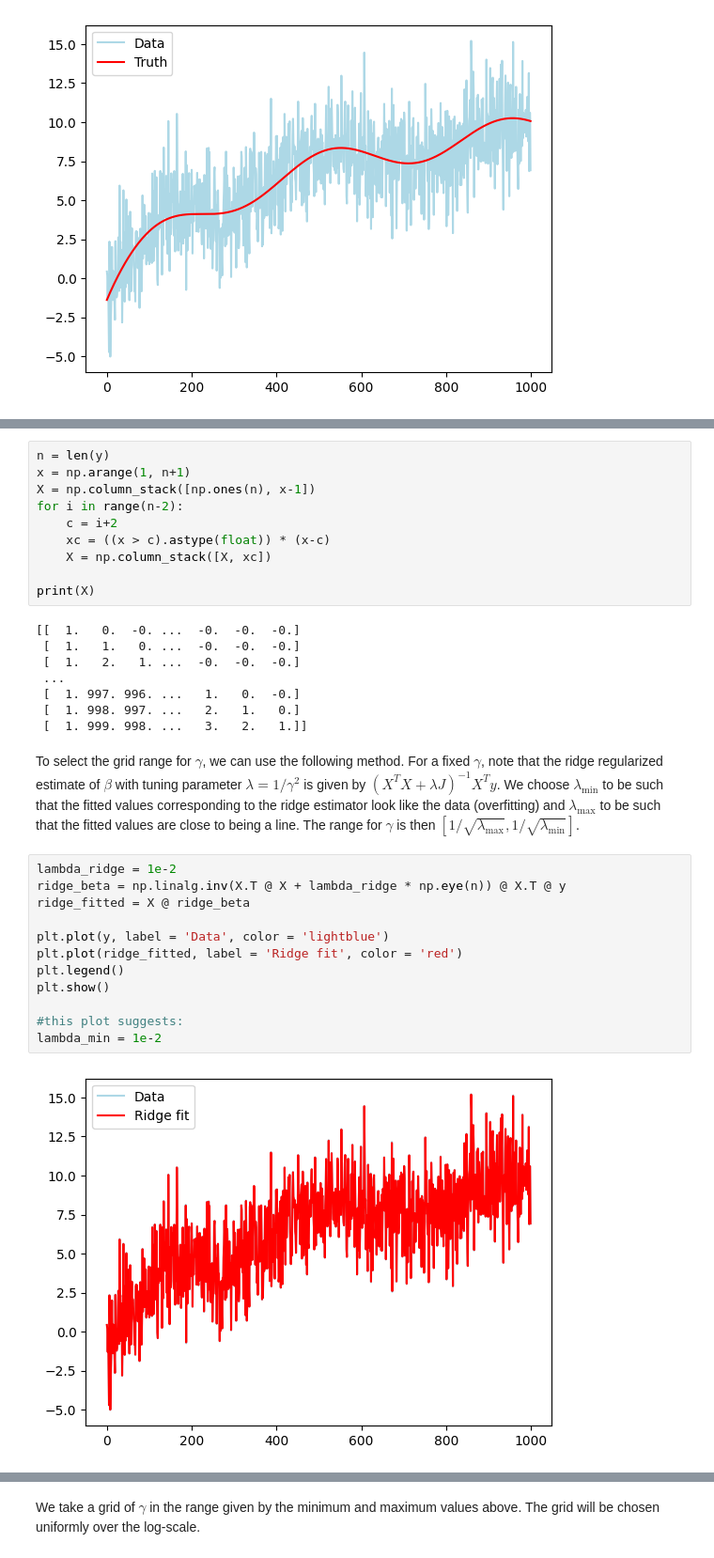
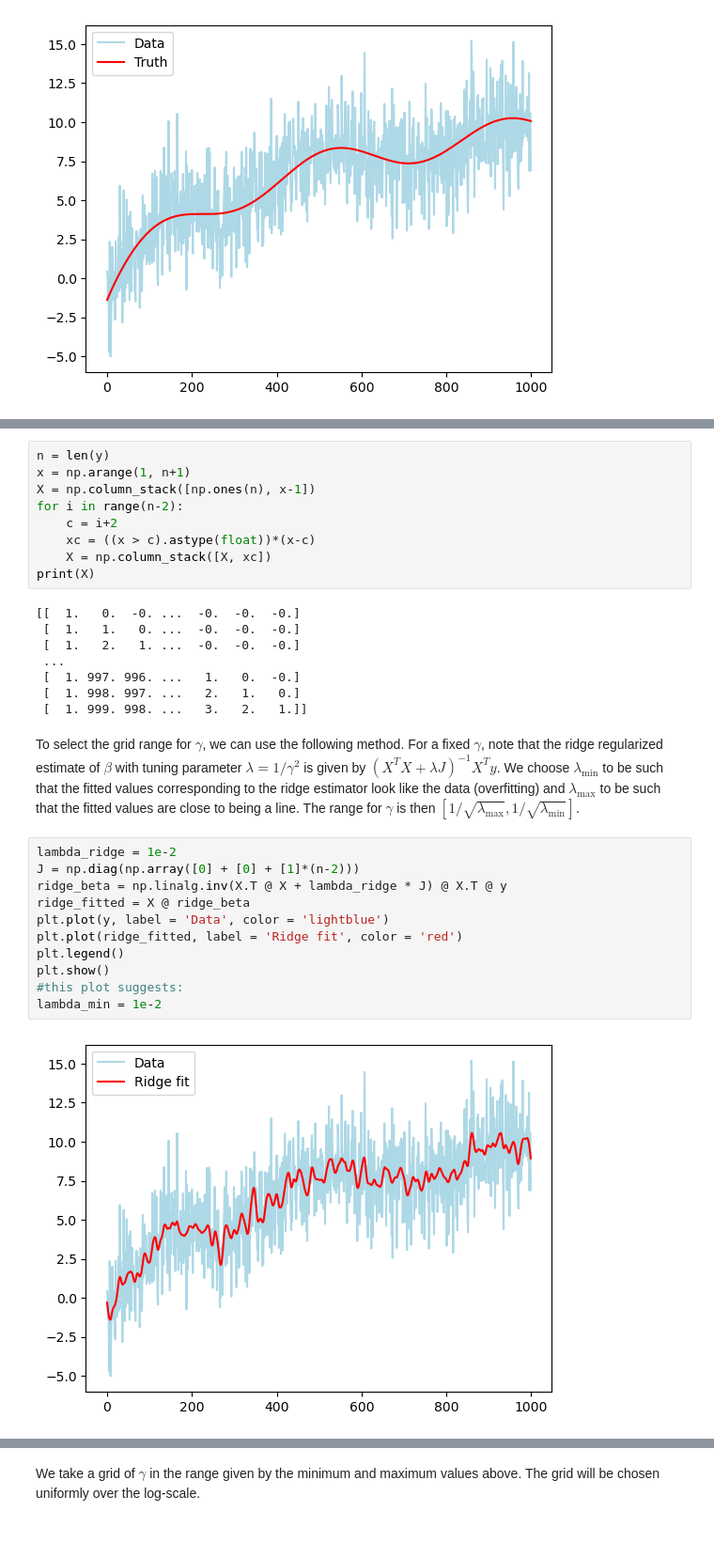
Before and after one commit to berkeley-stat153/fall-2025, a Jupyter notebook: CodeLabSix153248Fall2025.ipynb, the cells around one changed output, grey strips where cells are left out. Shown: that part at 94% size. Saved outputs shown, nothing was run; the diff lists cells and outputs as text.

Commit message:
Fixed error in ridge estimate

```diff
--- a/CodeLabSix153248Fall2025.ipynb
+++ b/CodeLabSix153248Fall2025.ipynb
@@ -68,9 +70,8 @@ x = np.arange(1, n+1)
 X = np.column_stack([np.ones(n), x-1])
 for i in range(n-2):
     c = i+2
-    xc = ((x > c).astype(float)) * (x-c)
+    xc = ((x > c).astype(float))*(x-c)
     X = np.column_stack([X, xc])
-
 print(X)
 # %% [output]
 [[  1.   0.  -0. ...  -0.  -0.  -0.]
@@ -84,17 +85,16 @@ print(X)
 To select the grid range for $\gamma$, we can use the following method. For a fixed $\gamma$, note that the ridge regularized estimate of $\beta$ with tuning parameter $\lambda = 1/\gamma^2$ is given by $(X^T X + \lambda J)^{-1}X^Ty$. We choose $\lambda_{\min}$ to be such that the fitted values corresponding to the ridge estimator look like the data (overfitting) and $\lambda_{\max}$ to be such that the fitted values are close to being a line. The range for $\gamma$ is then $[1/\sqrt{\lambda_{\max}}, 1/\sqrt{\lambda_{\min}}]$.
 # %%
 lambda_ridge = 1e-2
-ridge_beta = np.linalg.inv(X.T @ X + lambda_ridge * np.eye(n)) @ X.T @ y
+J = np.diag(np.array([0] + [0] + [1]*(n-2)))
+ridge_beta = np.linalg.inv(X.T @ X + lambda_ridge * J) @ X.T @ y
 ridge_fitted = X @ ridge_beta
-
 plt.plot(y, label = 'Data', color = 'lightblue')
 plt.plot(ridge_fitted, label = 'Ridge fit', color = 'red')
 plt.legend()
 plt.show()
-
 #this plot suggests:
 lambda_min = 1e-2
 # %% [output]
-[figure, old version]
+[figure, new version]
 # %%
 lambda_ridge = 1e9
```
Also changed, not shown: parts of 26 cells of this notebook.
